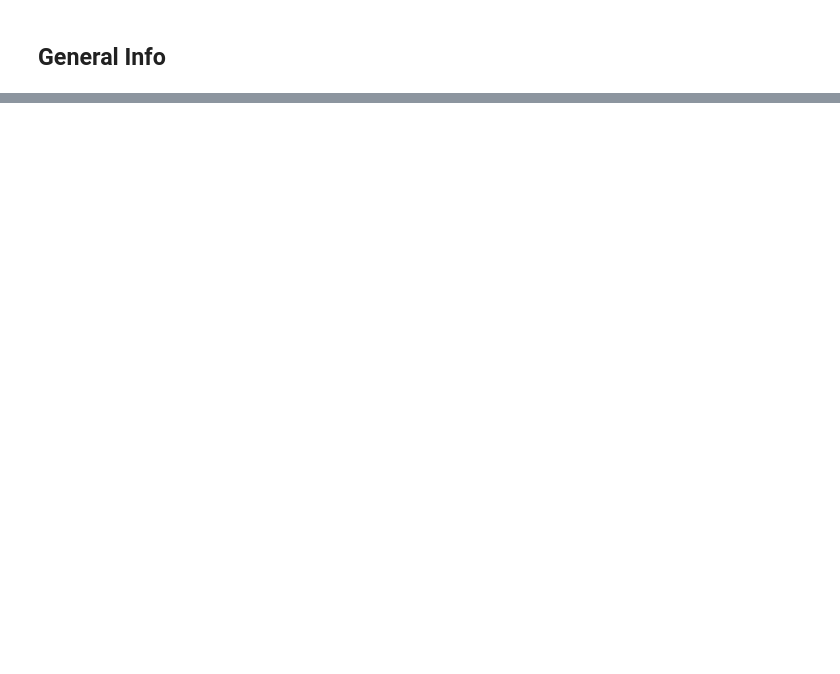
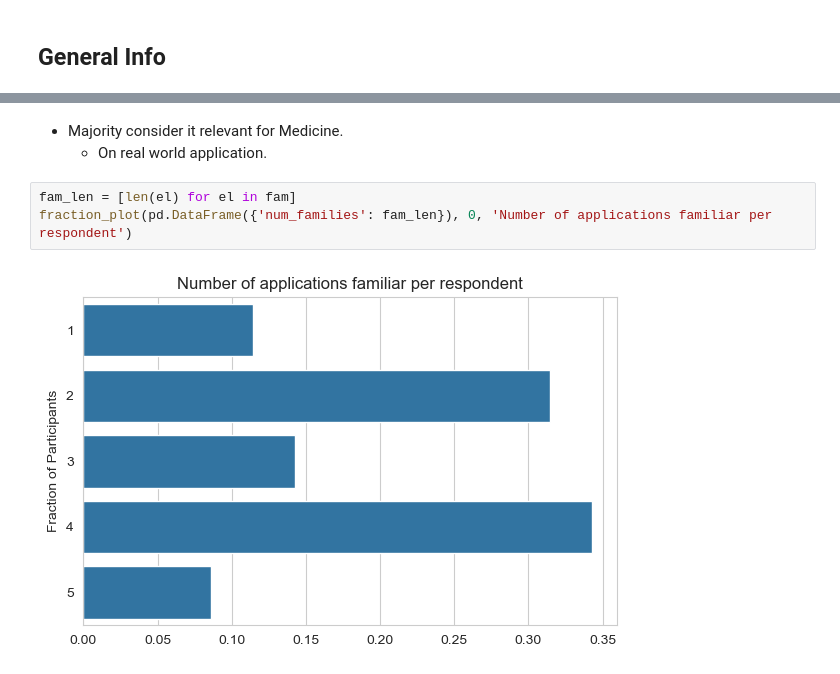
Before and after one commit to Sauciu1/iGEM, a Jupyter notebook: perspective_analysis.ipynb, the cells around one changed output, grey strips where cells are left out. Drawn from its saved outputs; the diff is of its cells as text; blank space fills up the shorter version.

```diff
--- a/perspective_analysis.ipynb
+++ b/perspective_analysis.ipynb
@@ -51,0 +155,8 @@ As the data will not be used for model generation and includes relatively few re
+# %% [markdown]
+* Majority consider it relevant for Medicine.
+    * On real world application.
+# %%
+fam_len = [len(el) for el in fam]
+fraction_plot(pd.DataFrame({'num_families': fam_len}), 0, 'Number of applications familiar per respondent')
+# %% [output]
+[figure, added]
```
Also changed, not shown: parts of 83 cells of this notebook, 1 other file.
